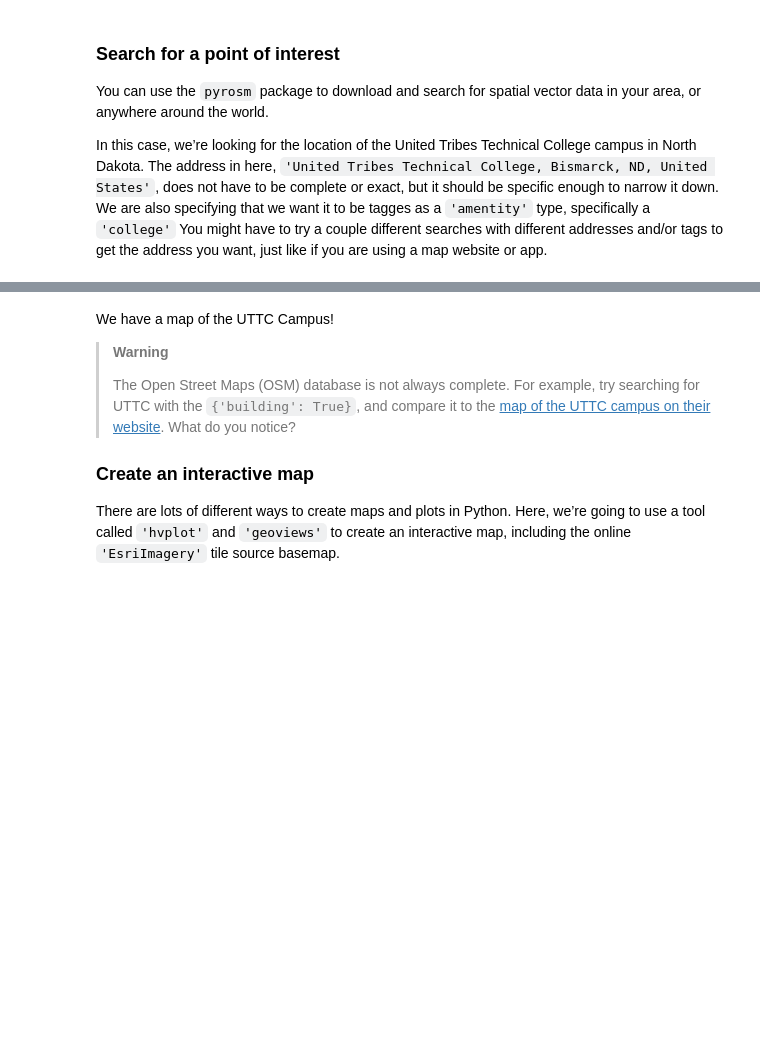
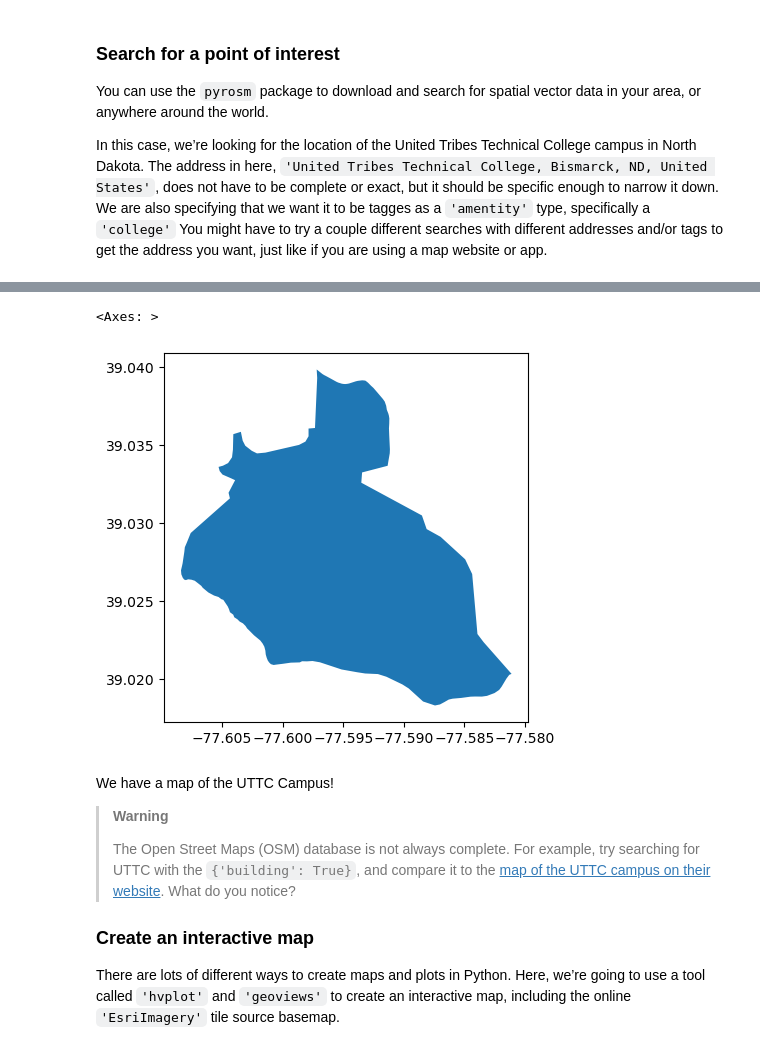
Before and after one commit to tjstogoski/first-map, a Jupyter notebook: first-map.ipynb, the cells around one changed output, grey strips where cells are left out. Drawn from its saved outputs; the diff is of its cells as text; code cells hidden in the pictures; blank space fills up the shorter version.

Commit message:
Create Map of BRNP

```diff
--- a/first-map.ipynb
+++ b/first-map.ipynb
@@ -45,8 +49,8 @@ narrow it down. We are also specifying that we want it to be tagges as a
 couple different searches with different addresses and/or tags to get
 the address you want, just like if you are using a map website or app.
 # %%
-# Search for United Tribes Technical College
-uttc_gdf = osm.features_from_address(
-    'United Tribes Technical College, Bismarck, ND, United States',
-    {'amenity': ['college']})
-uttc_gdf
+# Search for Banshee Reeks Nature Preserve
+brnp_gdf = osm.features_from_address(
+    'Banshee Reeks Nature Preserve',
+    {'leisure': ['nature_reserve']})
+brnp_gdf
@@ -53,5 +61,8 @@ uttc_gdf
 # %%
-uttc_gdf.plot()
+brnp_gdf.plot()
+# %% [output]
+<Axes: >
+[figure, added]
 # %% [markdown]
 We have a map of the UTTC Campus!
 
```
Also changed, not shown: parts of 3 cells of this notebook, 2 other files.
